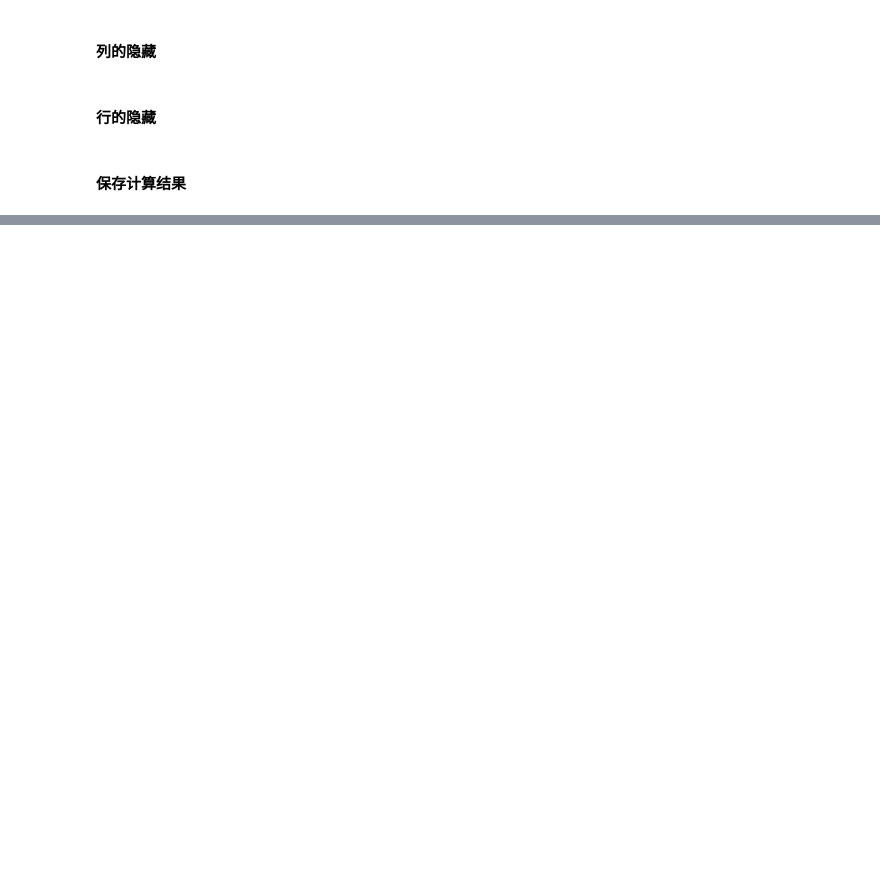
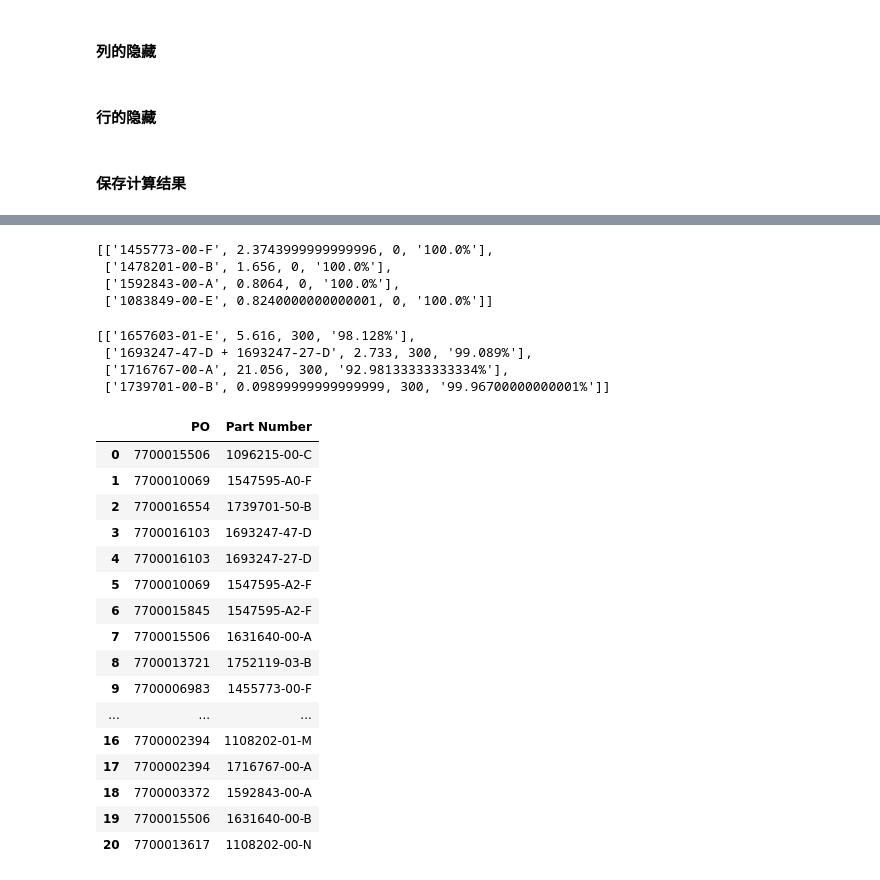
Before and after one commit to DDMeer/sanhuasanhua, a Jupyter notebook: sanhua_analysis.ipynb, the cells around one changed output, grey strips where cells are left out. Cells and saved outputs as stored; diff of their text form; code cells hidden in the pictures; blank space fills up the shorter version.

```diff
--- a/sanhua_analysis.ipynb
+++ b/sanhua_analysis.ipynb
@@ -581,0 +789,14 @@ os.remove('assist.xlsx')
+# %%
+take_care_list_up
+# %% [output]
+[['1455773-00-F', 2.3743999999999996, 0, '100.0%'],
+ ['1478201-00-B', 1.656, 0, '100.0%'],
+ ['1592843-00-A', 0.8064, 0, '100.0%'],
+ ['1083849-00-E', 0.8240000000000001, 0, '100.0%']]
+# %%
+take_care_list_down
+# %% [output]
+[['1657603-01-E', 5.616, 300, '98.128%'],
+ ['1693247-47-D + 1693247-27-D', 2.733, 300, '99.089%'],
+ ['1716767-00-A', 21.056, 300, '92.98133333333334%'],
+ ['1739701-00-B', 0.09899999999999999, 300, '99.96700000000001%']]
@@ -581,0 +807,21 @@ os.remove('assist.xlsx')
+# %%
+df2 = df2.drop(['fill_in'], axis=1)
+df2
+# %% [output]
+|  | PO | Part Number |
+| 0 | 7700015506 | 1096215-00-C |
+| 1 | 7700010069 | 1547595-A0-F |
+| 2 | 7700016554 | 1739701-50-B |
+| 3 | 7700016103 | 1693247-47-D |
+| 4 | 7700016103 | 1693247-27-D |
+| 5 | 7700010069 | 1547595-A2-F |
+| 6 | 7700015845 | 1547595-A2-F |
+| 7 | 7700015506 | 1631640-00-A |
+| 8 | 7700013721 | 1752119-03-B |
+| 9 | 7700006983 | 1455773-00-F |
+| ... | ... | ... |
+| 16 | 7700002394 | 1108202-01-M |
+| 17 | 7700002394 | 1716767-00-A |
+| 18 | 7700003372 | 1592843-00-A |
+| 19 | 7700015506 | 1631640-00-B |
+| 20 | 7700013617 | 1108202-00-N |
```
Also changed, not shown: parts of 40 cells of this notebook, 7 other files.
